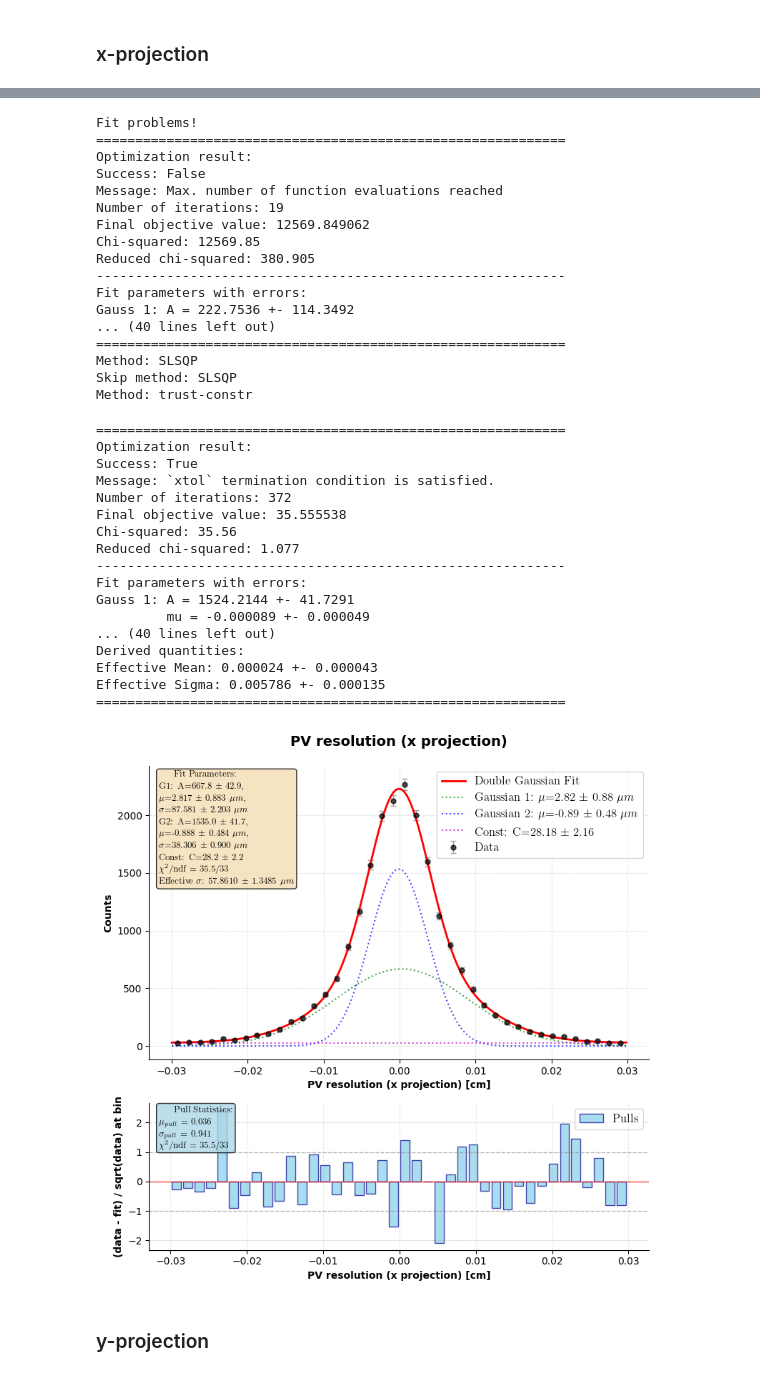
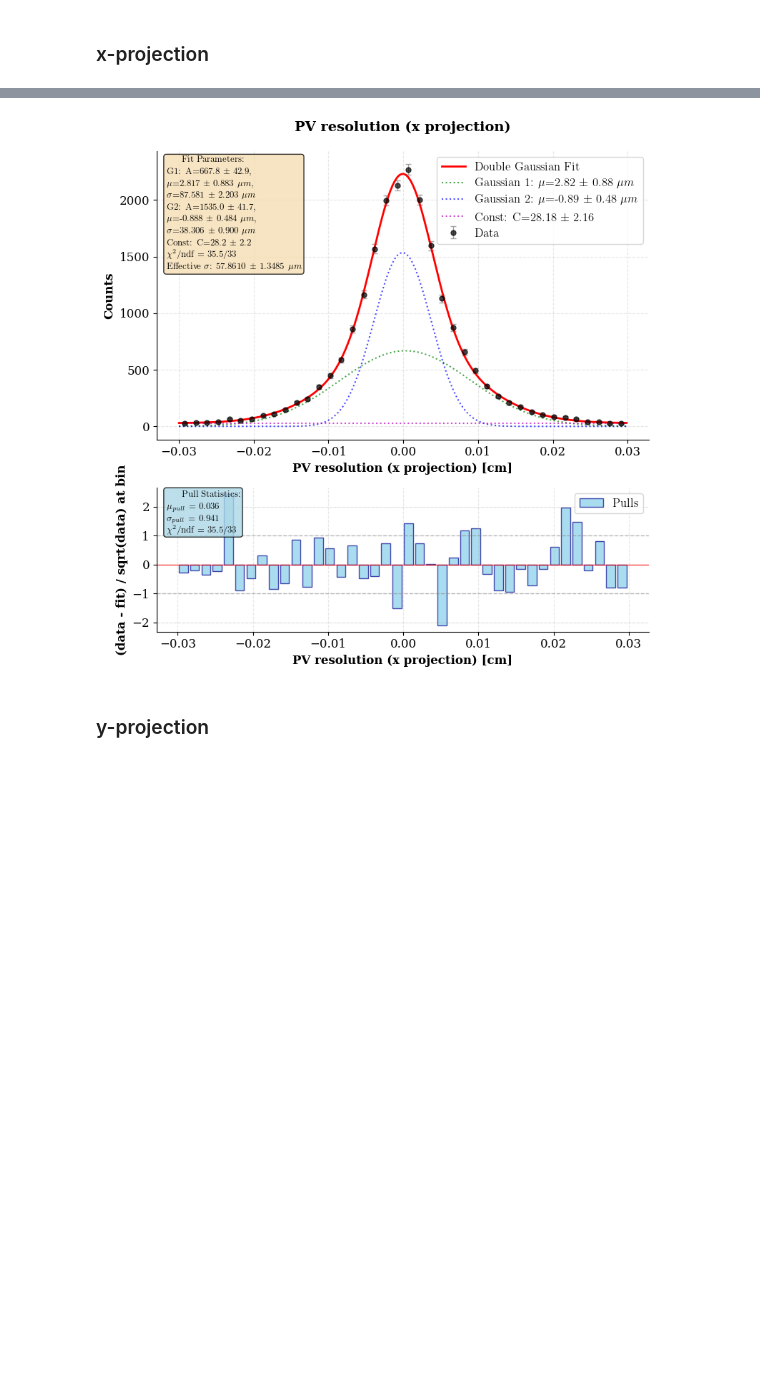
Before and after one commit to ArtSmirnovCH/SPD-Lc-pKpi-27, a Jupyter notebook: analysis_notebooks/pv_analysis.ipynb, the cells around one changed output, grey strips where cells are left out. Drawn from its saved outputs; the diff is of its cells as text; code cells hidden in the pictures; blank space fills up the shorter version.

```diff
--- a/analysis_notebooks/pv_analysis.ipynb
+++ b/analysis_notebooks/pv_analysis.ipynb
@@ -130,19 +77,20 @@ for method in methods:
         print(f'Skip method: {method}')
         continue
 
-    try:
-        fit_res = fit_distr_double_gauss(
-            distr=sig_PV_df_sel,
-            title=distr_name,
-            x_label=distr_name + ' [cm]',
-            optimize_method=method,
-            plot=False,
-            bins=40,
-            max_iter=1000
-        )
-    except:
-        print(f'Skip method: {method}')
-        continue
+    with redirect_stdout(io.StringIO()), redirect_stderr(io.StringIO()):
+        try:
+            fit_res = fit_distr_double_gauss(
+                distr=sig_PV_df_sel,
+                title=distr_name,
+                x_label=distr_name + ' [cm]',
+                optimize_method=method,
+                plot=False,
+                bins=40,
+                max_iter=1000
+            )
+        except:
+            print(f'Skip method: {method}')
+            continue
 
     result = fit_res['result']
 
@@ -210,38 +141,4 @@ Method: TNC
-Fit problems!
-============================================================
-Optimization result:
-Success: False
-Message: Max. number of function evaluations reached
-Number of iterations: 19
-Final objective value: 12569.849062
-Chi-squared: 12569.85
-Reduced chi-squared: 380.905
-------------------------------------------------------------
-Fit parameters with errors:
-Gauss 1: A = 222.7536 +- 114.3492
-... (40 lines left out)
-============================================================
-Method: SLSQP
-Skip method: SLSQP
-Method: trust-constr
-============================================================
-Optimization result:
-Success: True
-Message: `xtol` termination condition is satisfied.
-Number of iterations: 372
-Final objective value: 35.555538
-Chi-squared: 35.56
-Reduced chi-squared: 1.077
-------------------------------------------------------------
-Fit parameters with errors:
-Gauss 1: A = 1524.2144 +- 41.7291
-         mu = -0.000089 +- 0.000049
-... (40 lines left out)
-Derived quantities:
-Effective Mean: 0.000024 +- 0.000043
-Effective Sigma: 0.005786 +- 0.000135
-============================================================
-[figure, old version]
+[figure, new version]
 # %% [markdown]
 ### y-projection
 # %%
```
Also changed, not shown: parts of 17 cells of this notebook, 19 other files.
